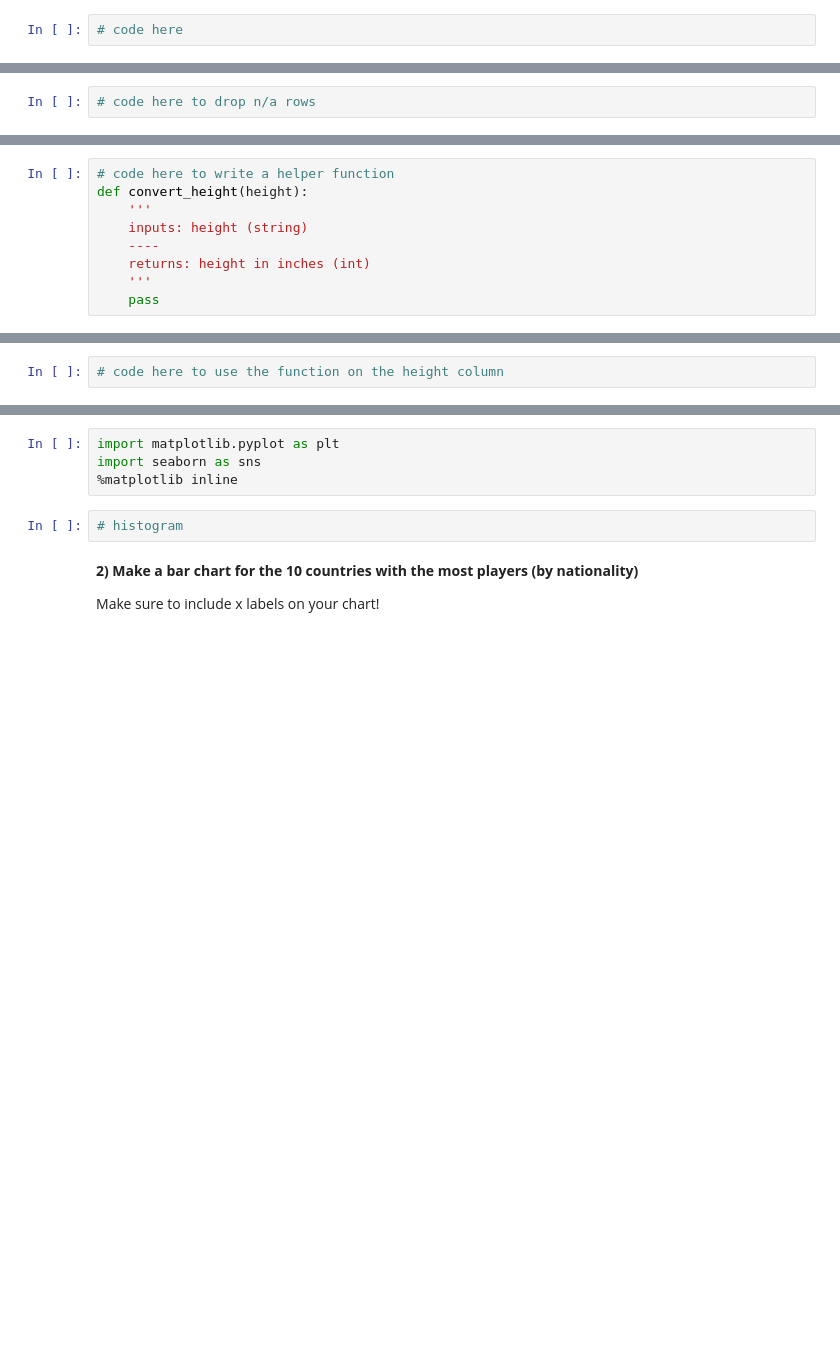
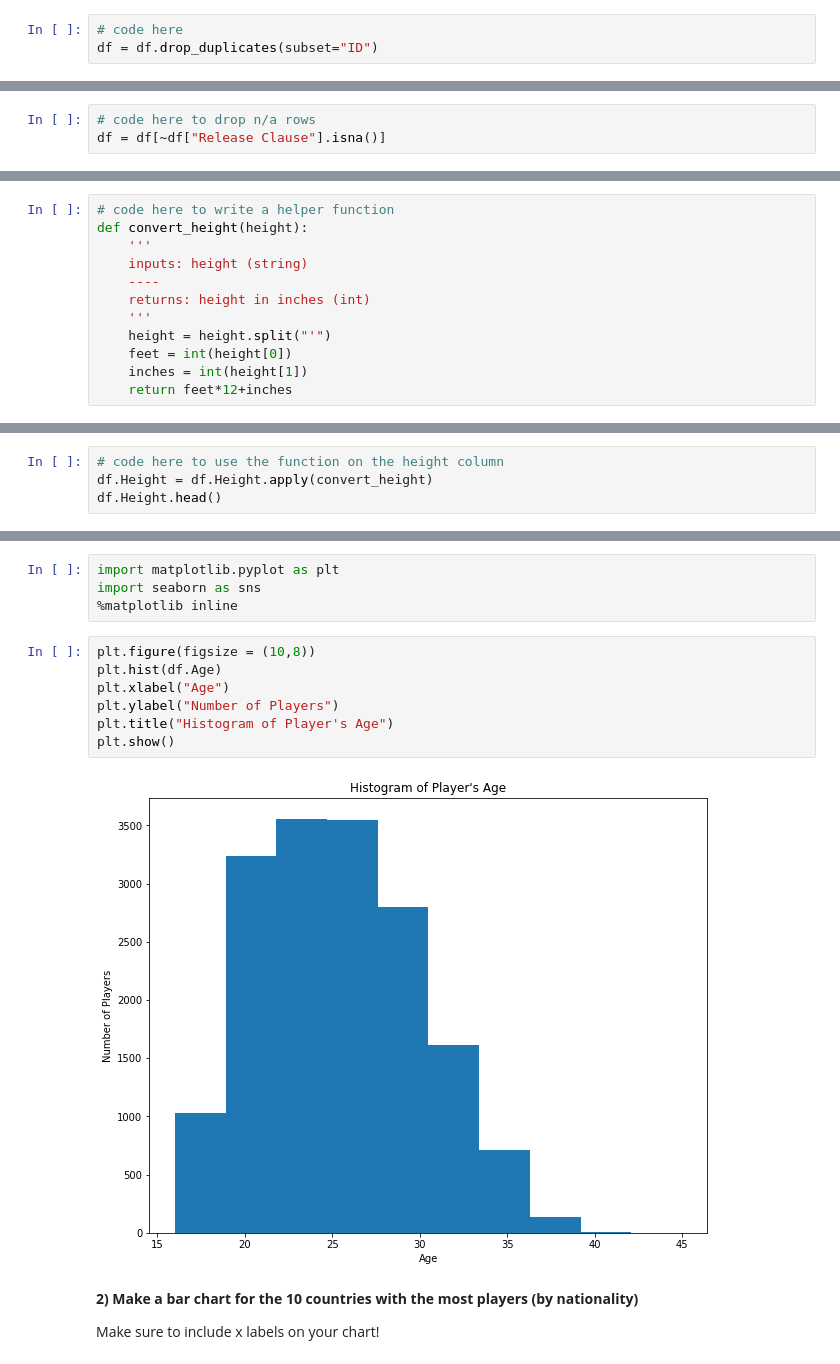
Before and after one commit to learn-co-students/chicago-ds-080519, a Jupyter notebook: Module 1/Mod 1 assessment/index.ipynb, the cells around one changed output, grey strips where cells are left out. Drawn from its saved outputs; the diff is of its cells as text; blank space fills up the shorter version.

```diff
--- a/Module 1/Mod 1 assessment/index.ipynb
+++ b/Module 1/Mod 1 assessment/index.ipynb
@@ -102,5 +126,6 @@ df.head()
 It looks like there are duplicates.  Get rid of them by dropping duplicate rows. After you have dropped them, see how many rows are remaining.</b>
 # %%
 # code here
+df = df.drop_duplicates(subset="ID")
 # %%
 # now see how many rows there are
@@ -110,3 +138,4 @@ It looks like there are duplicates.  Get rid of them by dropping duplicate rows.
 Drop rows for which "Release Clause" is none or not given. This is part of a soccer player's contract dealing with being bought out by another team. After you have dropped them, see how many rows are remaining.</b>
 # %%
 # code here to drop n/a rows
+df = df[~df["Release Clause"].isna()]
@@ -123,7 +154,10 @@ def convert_height(height):
     ----
     returns: height in inches (int)
     '''
-    pass
+    height = height.split("'")
+    feet = int(height[0])
+    inches = int(height[1])
+    return feet*12+inches
 # %%
 # test here
 convert_height("5'7")
@@ -130,2 +166,4 @@ convert_height("5'7")
 # %%
 # code here to use the function on the height column
+df.Height = df.Height.apply(convert_height)
+df.Height.head()
@@ -139,8 +184,15 @@ _Add a title and x axis label._ Use whichever plotting library you are most comf
 import matplotlib.pyplot as plt
 import seaborn as sns
 %matplotlib inline
-# %%
-# histogram
+# %%
+plt.figure(figsize = (10,8))
+plt.hist(df.Age)
+plt.xlabel("Age")
+plt.ylabel("Number of Players")
+plt.title("Histogram of Player's Age")
+plt.show()
+# %% [output]
+[figure, added]
 # %% [markdown]
 <b> 2) Make a bar chart for the 10 countries with the most players (by nationality)</b>
 
```
Also changed, not shown: parts of 26 cells of this notebook.
